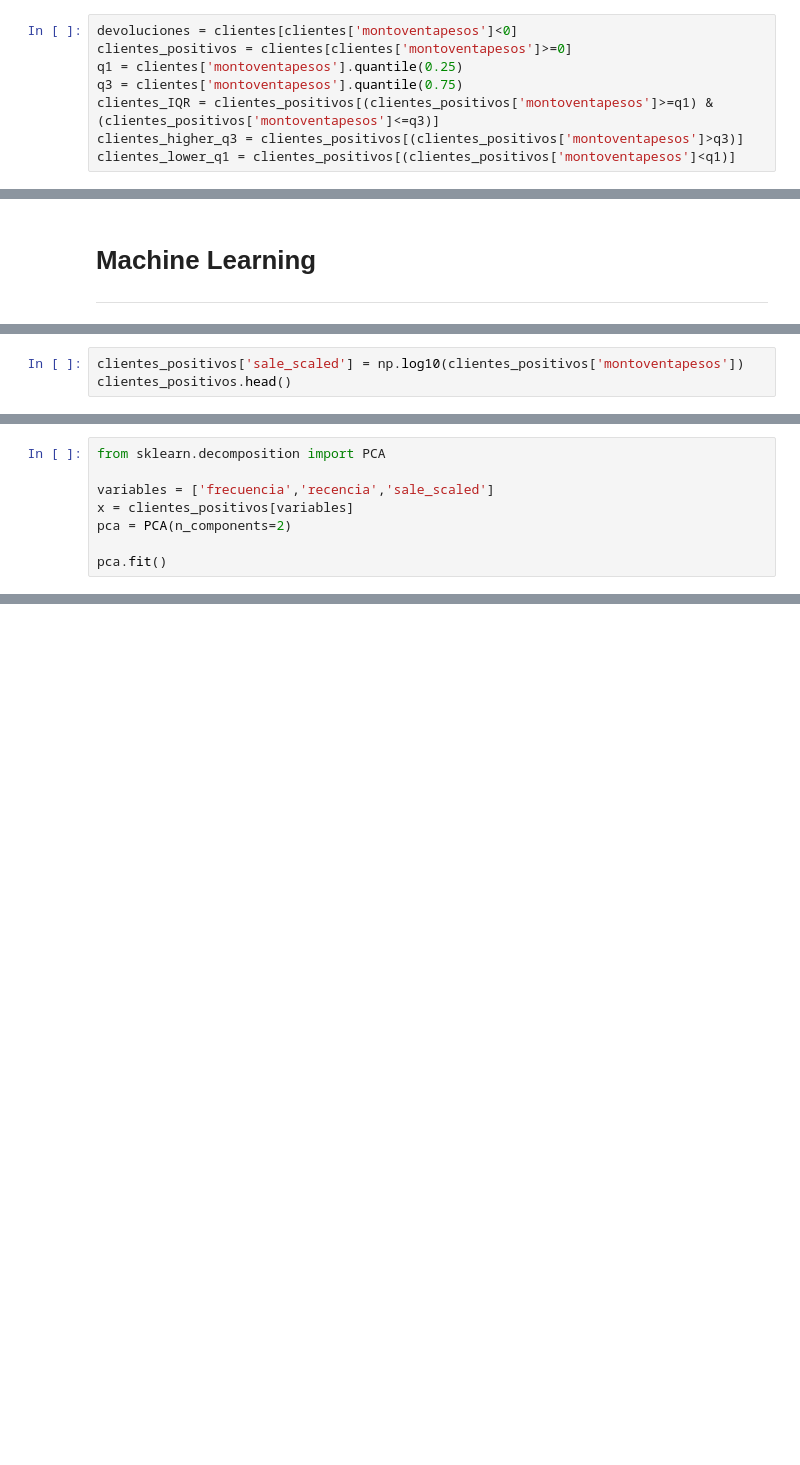
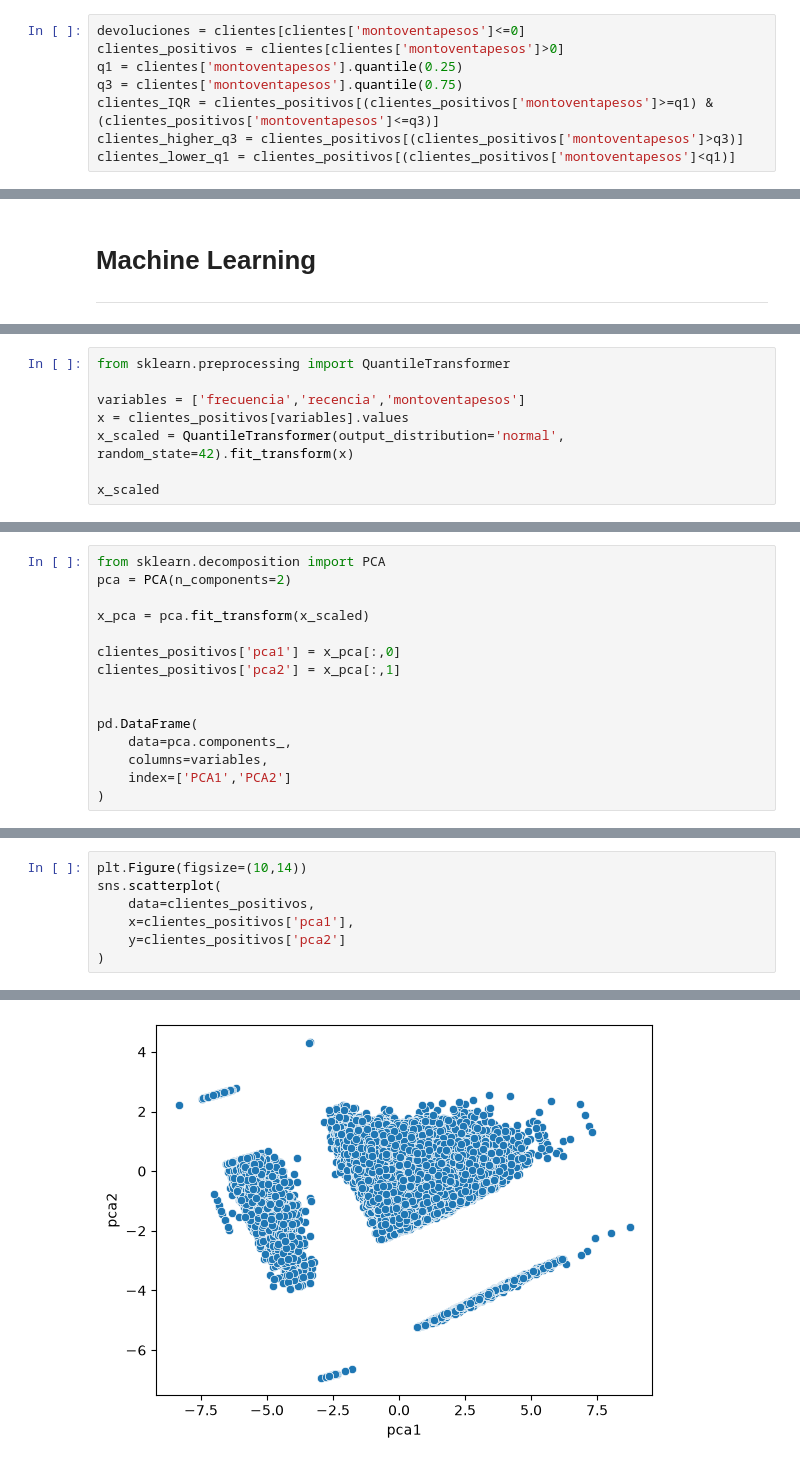
Before and after one commit to TheKey06/Market_Basket_Analysis, a Jupyter notebook: src/data/EDA.ipynb, the cells around one changed output, grey strips where cells are left out. Cells and saved outputs as stored; diff of their text form; blank space fills up the shorter version.

```diff
--- a/src/data/EDA.ipynb
+++ b/src/data/EDA.ipynb
@@ -54,8 +40,8 @@ plt.show()
 # %% [markdown]
 > ***The data is skewed to the the right, so in this ocassion we are going to apply a log scale (I have done some researchs to look for it)***
 # %%
-devoluciones = clientes[clientes['montoventapesos']<0]
-clientes_positivos = clientes[clientes['montoventapesos']>=0]
+devoluciones = clientes[clientes['montoventapesos']<=0]
+clientes_positivos = clientes[clientes['montoventapesos']>0]
 q1 = clientes['montoventapesos'].quantile(0.25)
 q3 = clientes['montoventapesos'].quantile(0.75)
 clientes_IQR = clientes_positivos[(clientes_positivos['montoventapesos']>=q1) &(clientes_positivos['montoventapesos']<=q3)]
@@ -92,4 +80,9 @@ axes.legend()
 # %%
-clientes_positivos['sale_scaled'] = np.log10(clientes_positivos['montoventapesos'])
-clientes_positivos.head()
+from sklearn.preprocessing import QuantileTransformer
+
+variables = ['frecuencia','recencia','montoventapesos']
+x = clientes_positivos[variables].values
+x_scaled = QuantileTransformer(output_distribution='normal', random_state=42).fit_transform(x)
+
+x_scaled
 # %% [output]
@@ -102,9 +98,16 @@ clientes_positivos.head()
 # %%
 from sklearn.decomposition import PCA
-
-variables = ['frecuencia','recencia','sale_scaled']
-x = clientes_positivos[variables]
 pca = PCA(n_components=2)
 
-pca.fit()
+x_pca = pca.fit_transform(x_scaled)
+
+clientes_positivos['pca1'] = x_pca[:,0]
+clientes_positivos['pca2'] = x_pca[:,1]
+
+
+pd.DataFrame(
+    data=pca.components_,
+    columns=variables,
+    index=['PCA1','PCA2']
+)
 # %% [output]
@@ -111,0 +117,8 @@ ModuleNotFoundError: No module named 'sklearn'
+# %%
+plt.Figure(figsize=(10,14))
+sns.scatterplot(
+    data=clientes_positivos,
+    x=clientes_positivos['pca1'],
+    y=clientes_positivos['pca2']
+)
+# %% [output]
@@ -111,0 +126 @@ ModuleNotFoundError: No module named 'sklearn'
+[figure, added]
```
Also changed, not shown: parts of 7 cells of this notebook.
